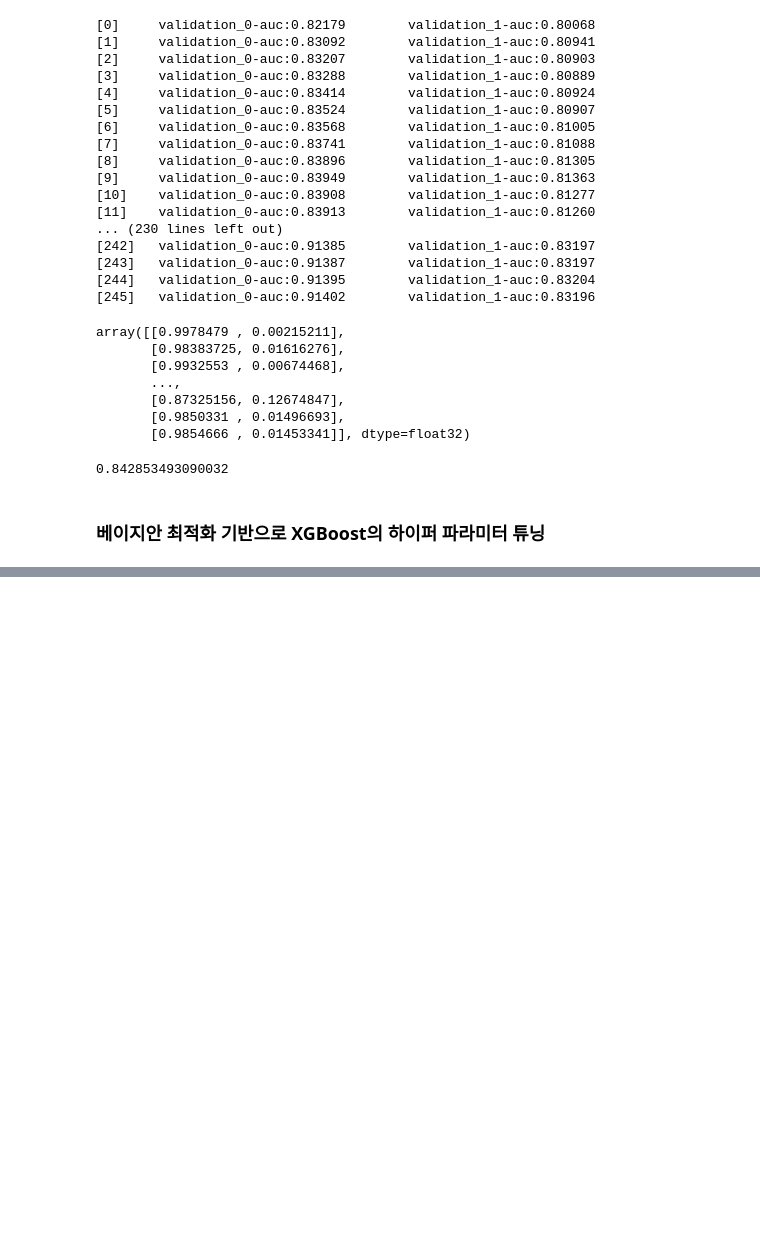
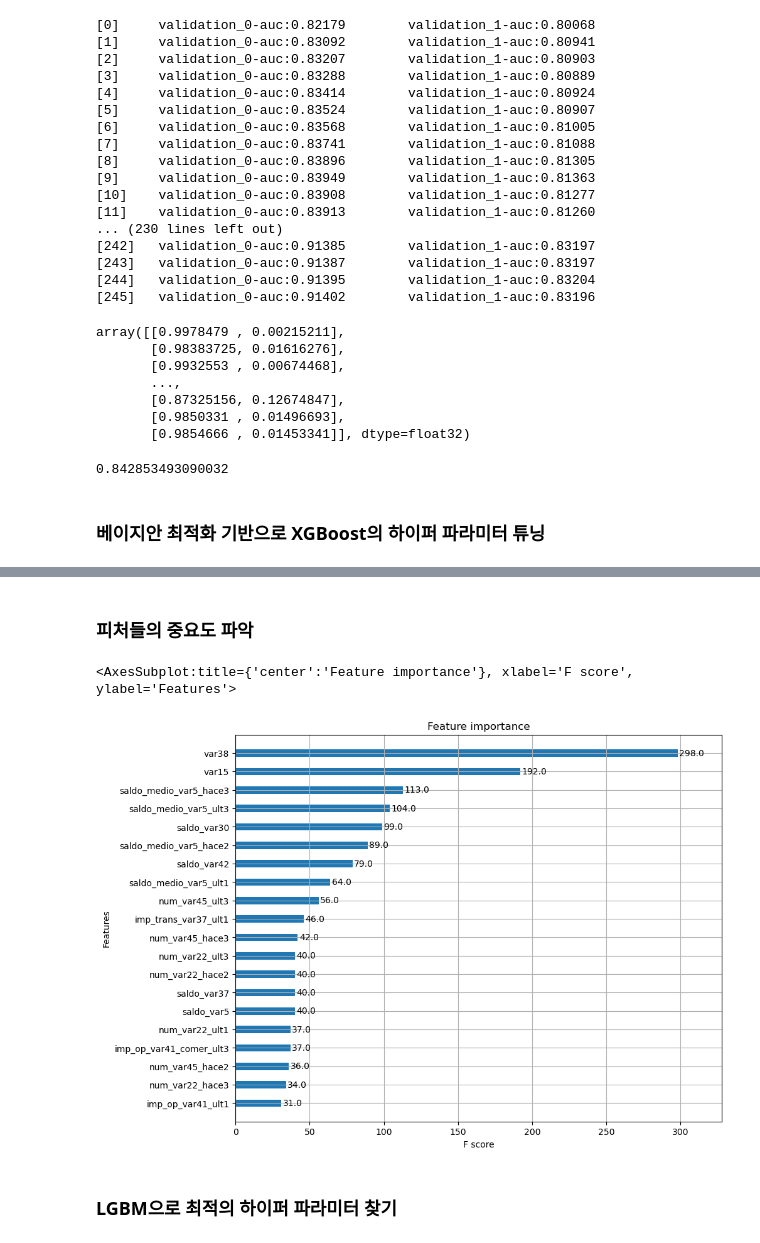
Before and after one commit to ZeroJoon2/MachineLearning, a Jupyter notebook: 14.santander.ipynb, the cells around one changed output, grey strips where cells are left out. Saved outputs shown, nothing was run; the diff lists cells and outputs as text; code cells hidden in the pictures; blank space fills up the shorter version.

```diff
--- a/14.santander.ipynb
+++ b/14.santander.ipynb
@@ -213,7 +220,7 @@ roc_auc_score(y_test, predict_proba[:, 1])
 
 xgb_search_space = {
                     'max_depth' : hp.quniform('max_depth', 5, 15, 1)
-                    , 'min_child_weight' : hp.quniform('colsample_bytree', 0.5, 0.95)
+                    , 'min_child_weight' : hp.quniform('min_child_weight', 1, 6, 1)
                     , 'colsample_bytree' : hp.uniform('colsample_bytree', 0.5, 0.95)
                     , 'learning_rate' : hp.uniform('learning_rate', 0.01, 0.2)
                     }
@@ -262,0 +268,15 @@ def objective_func(search_space):
+# %%
+### 최적의 하이퍼파라미터 도출
+### 50회만큼 교차 검증을 반복하여 학습과 평가
+trials = Trials()
+
+### fmin() 함수를 호출, max_evals 지정된 횟수만큼 반복 후, 목적함수의 최솟값을 가지는 최적 입력값 추출
+best = fmin(fn = objective_func
+            , space = xgb_search_space
+            , algo = tpe.suggest
+            , max_evals = 50 # 최대 반복 횟수를 지정
+            , trials = trials
+            , rstate = np.random.default_rng(seed=30)
+            )
+
+best
@@ -262,0 +307,22 @@ def objective_func(search_space):
+# %%
+### n_estimators는 500 증가
+
+xgb_clf = XGBClassifier(n_estimators = 500
+                        , learning_rate = round(best['learning_rate'], 5)
+                        , max_depth = int(best['max_depth'])
+                        , min_child_weight = int(best['min_child_weight'])
+                        , colsample_bytree = round(best['colsample_bytree'], 5)
+                        )
+
+xgb_clf.fit(X_tr
+            , y_tr
+            , early_stopping_rounds = 100
+            , eval_metric = 'auc'
+            , eval_set = [(X_tr, y_tr), (X_val, y_val)]
+            )
+
+xgb_roc_score = roc_auc_score(y_test
+                               , xgb_clf.predict_proba(X_test)[:, 1]
+                               )
+
+xgb_roc_score
@@ -262,0 +348,13 @@ def objective_func(search_space):
+# %% [markdown]
+### 피처들의 중요도 파악
+# %%
+fix, ax = plt.subplots(1,1,figsize = (10,8))
+plot_importance(xgb_clf
+                , ax = ax
+                , max_num_features = 20
+                , height = 0.4  )
+# %% [output]
+<AxesSubplot:title={'center':'Feature importance'}, xlabel='F score', ylabel='Features'>
+[figure, added]
+# %% [markdown]
+### LGBM으로 최적의 하이퍼 파라미터 찾기
```
Also changed, not shown: parts of 13 cells of this notebook, 2 other files.
